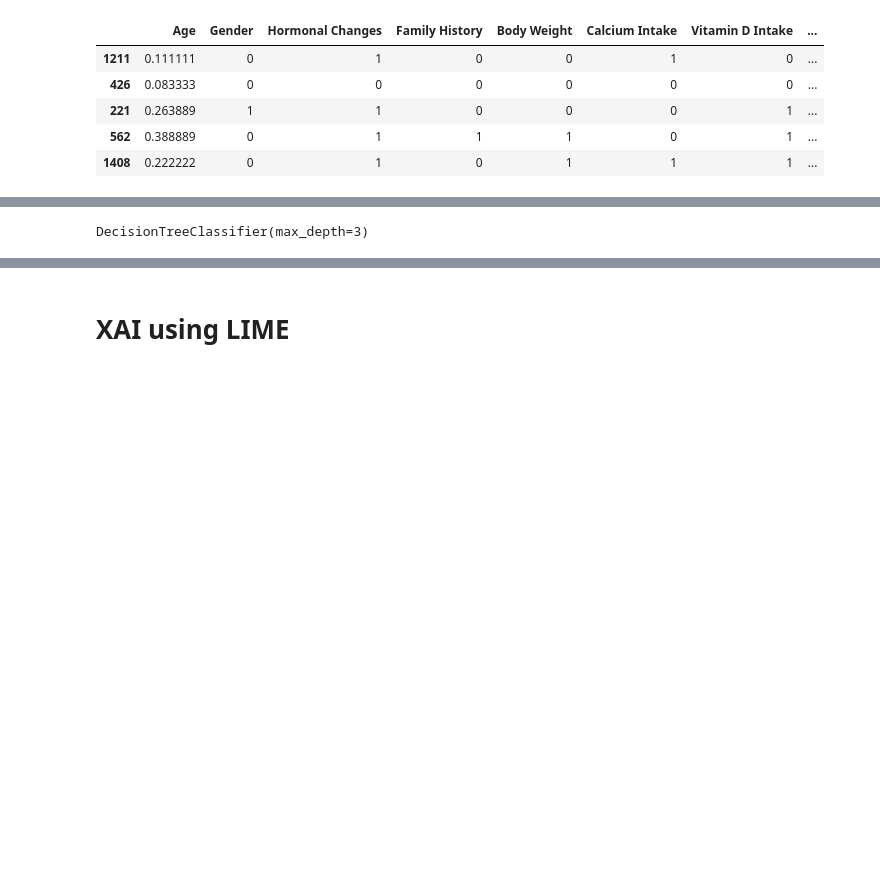
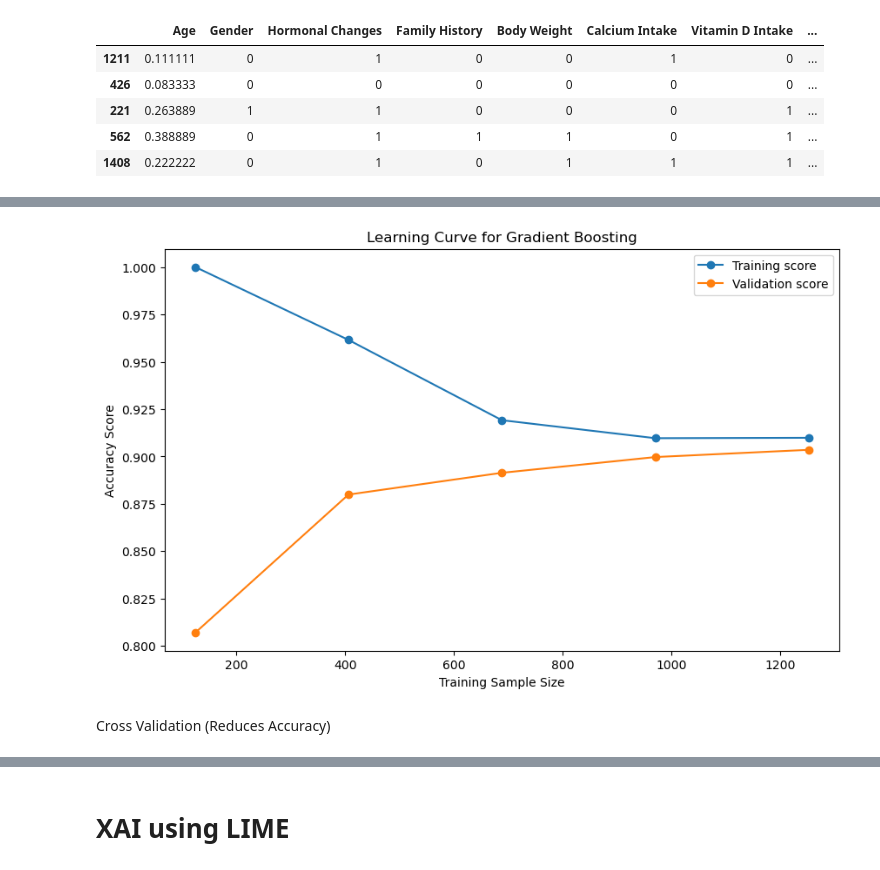
Before and after one commit to shuvosharkr/Osteoporosis-Risk-Prediction, a Jupyter notebook: Osteoporosis.ipynb, the cells around one changed output, grey strips where cells are left out. Cells and saved outputs as stored; diff of their text form; code cells hidden in the pictures; blank space fills up the shorter version.

```diff
--- a/Osteoporosis.ipynb
+++ b/Osteoporosis.ipynb
@@ -533 +599,21 @@ Gradient Boosting    0.938776  0.942308
+# %%
+from sklearn.ensemble import GradientBoostingClassifier
+from sklearn.model_selection import learning_curve
+
+train_sizes, train_scores, validation_scores = learning_curve(
+    GradientBoostingClassifier(), X_train, y_train, cv=5, scoring='accuracy', n_jobs=-1)
+
+# Plotting
+plt.figure(figsize=(10, 6))
+plt.plot(train_sizes, np.mean(train_scores, axis=1), 'o-', label='Training score')
+plt.plot(train_sizes, np.mean(validation_scores, axis=1), 'o-', label='Validation score')
+plt.title('Learning Curve for Gradient Boosting')
+plt.xlabel('Training Sample Size')
+plt.ylabel('Accuracy Score')
+plt.legend()
+plt.show()
+# %% [output]
+[figure, added]
+# %% [markdown]
+Cross Validation (Reduces Accuracy)
 # %%
@@ -624,7 +688,0 @@ def draw_decision_tree(decision_tree, feature_names=None, class_names=None):
-# %%
-feature_names = [str(name) for name in X_train.columns]
-dt = DecisionTreeClassifier(max_depth = 3)
-dt.fit(X_train, y_train)
-# Draw the decision tree
-# %% [output]
-DecisionTreeClassifier(max_depth=3)
```
Also changed, not shown: parts of 39 cells of this notebook, 1 other file.
